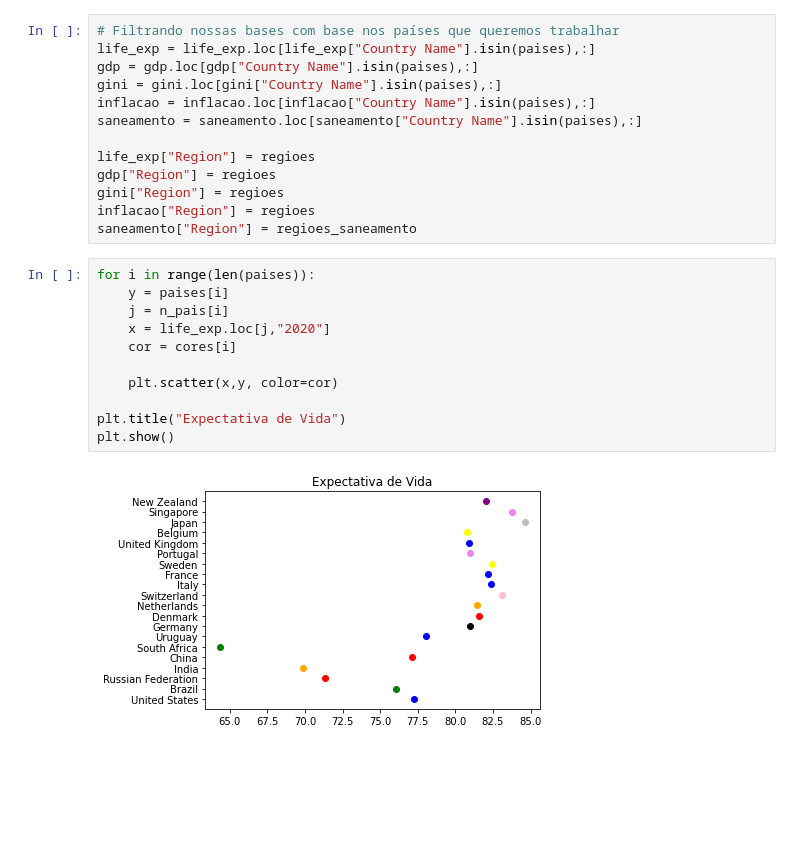
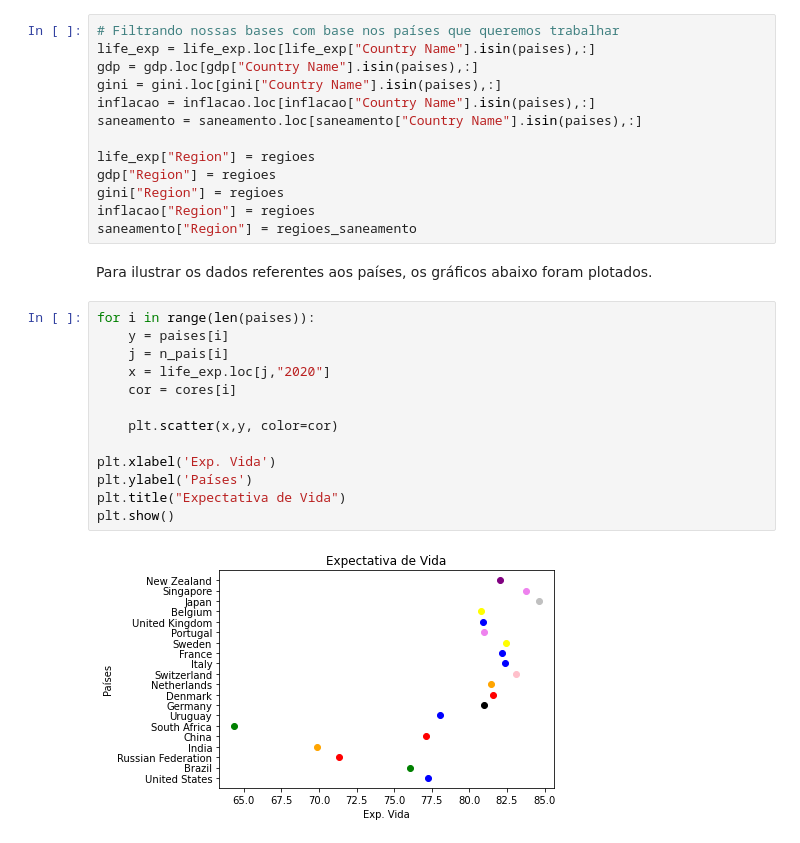
Before and after one commit to insper-classroom/22-2a-cd-p2-grupo_joaovoa, a Jupyter notebook: Projeto_2.ipynb, the cells around one changed output. Cells and saved outputs as stored; diff of their text form; blank space fills up the shorter version.

```diff
--- a/Projeto_2.ipynb
+++ b/Projeto_2.ipynb
@@ -42,19 +45,23 @@ gdp["Region"] = regioes
 gini["Region"] = regioes
 inflacao["Region"] = regioes
 saneamento["Region"] = regioes_saneamento
+# %% [markdown]
+Para ilustrar os dados referentes aos países, os gráficos abaixo foram plotados.
 # %%
 for i in range(len(paises)):
     y = paises[i]
     j = n_pais[i]
     x = life_exp.loc[j,"2020"]
     cor = cores[i]
 
     plt.scatter(x,y, color=cor)
 
+plt.xlabel('Exp. Vida')
+plt.ylabel('Países')
 plt.title("Expectativa de Vida")
 plt.show()
 # %% [output]
-[figure, old version]
+[figure, new version]
 # %%
 for i in range(len(paises)):
     y = paises[i]
```
Also changed, not shown: parts of 17 cells of this notebook.
